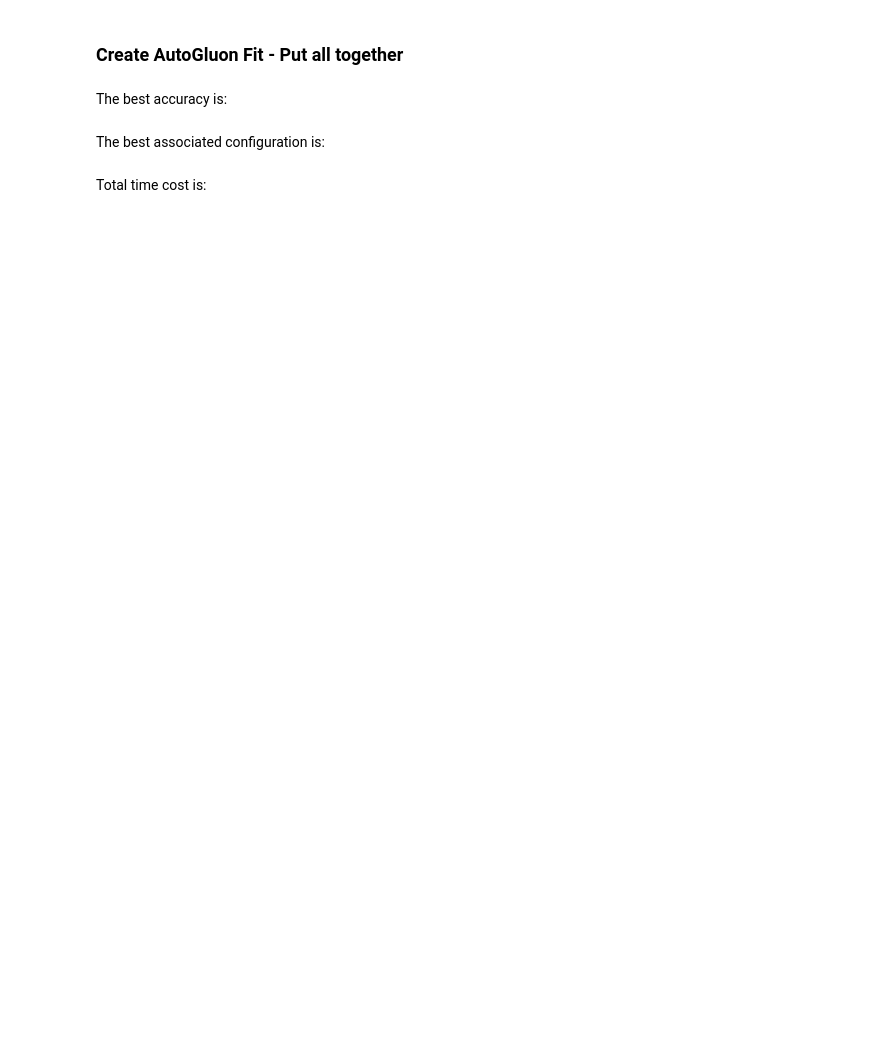
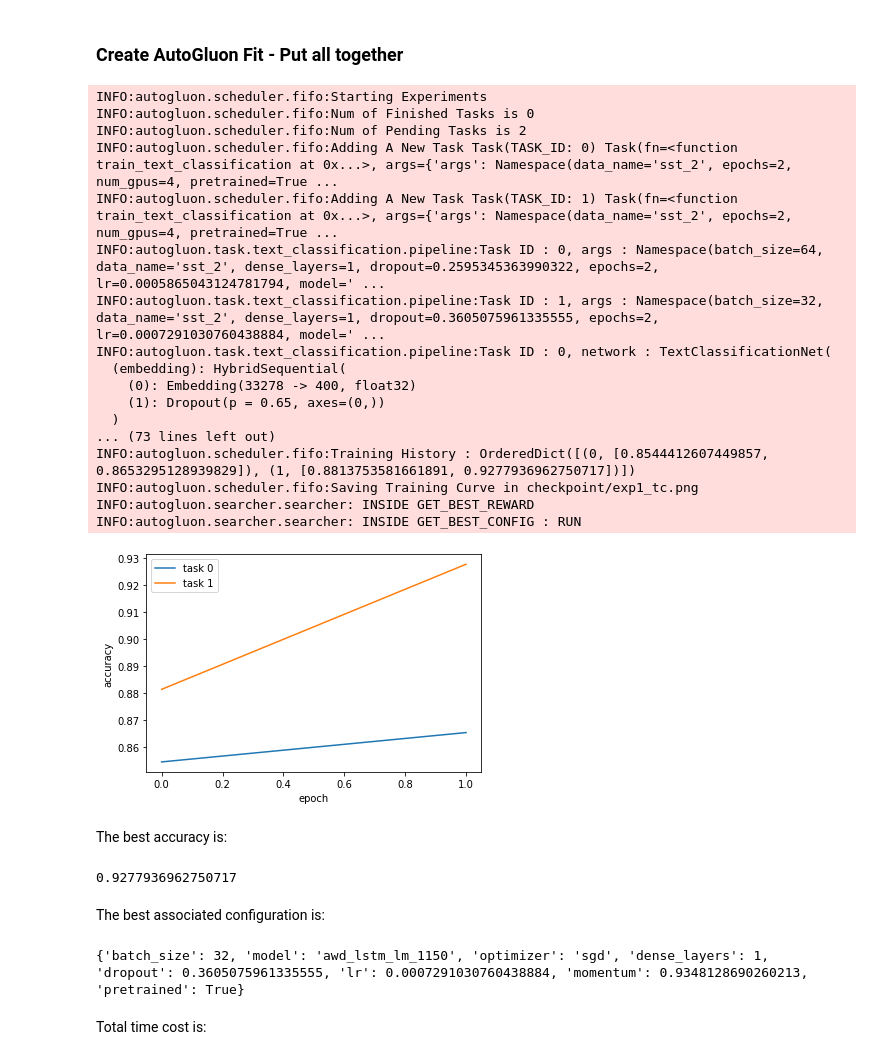
Before and after one commit to autogluon/autogluon, a Jupyter notebook: tutorials/autogluon_nlp_demo_sst_2.ipynb, the cells around one changed output. Cells and saved outputs as stored; diff of their text form; code cells hidden in the pictures; blank space fills up the shorter version.

```diff
--- a/tutorials/autogluon_nlp_demo_sst_2.ipynb
+++ b/tutorials/autogluon_nlp_demo_sst_2.ipynb
@@ -127,0 +148,7 @@ print(nets)
+# %%
+nets = ag.Nets([
+    task.get_model('standard_lstm_lm_200', **{'classification_layers': ag.space.Linear('dense', lower=1, upper=2)}),
+    task.get_model('awd_lstm_lm_1150', **{'classification_layers': ag.space.Linear('dense', lower=1, upper=2)})
+])
+
+print(nets)
@@ -143,0 +173,4 @@ print(optimizers)
+# %%
+optimizers = ag.Optimizers(['sgd', 'ftml'])
+
+print(optimizers)
@@ -146,29 +188,52 @@ print(optimizers)
 # %%
 stop_criterion = {
     'time_limits': 1*60*60,
     'max_metric': 0.80,
-    'max_trial_count': 5
+    'max_trial_count': 2
 }
 
 resources_per_trial = {
     'max_num_gpus': 4,
     'max_num_cpus': 4,
-    'max_training_epochs': 5
+    'max_training_epochs': 2
 }
 
 results = task.fit(dataset,
                    nets,
                    optimizers,
                    stop_criterion=stop_criterion,
                    resources_per_trial=resources_per_trial)
+# %% [output]
+INFO:autogluon.scheduler.fifo:Starting Experiments
+INFO:autogluon.scheduler.fifo:Num of Finished Tasks is 0
+INFO:autogluon.scheduler.fifo:Num of Pending Tasks is 2
+INFO:autogluon.scheduler.fifo:Adding A New Task Task(TASK_ID: 0) Task(fn=<function train_text_classification at 0x...>, args={'args': Namespace(data_name='sst_2', epochs=2, num_gpus=4, pretrained=True ...
+INFO:autogluon.scheduler.fifo:Adding A New Task Task(TASK_ID: 1) Task(fn=<function train_text_classification at 0x...>, args={'args': Namespace(data_name='sst_2', epochs=2, num_gpus=4, pretrained=True ...
+INFO:autogluon.task.text_classification.pipeline:Task ID : 0, args : Namespace(batch_size=64, data_name='sst_2', dense_layers=1, dropout=0.2595345363990322, epochs=2, lr=0.0005865043124781794, model=' ...
+INFO:autogluon.task.text_classification.pipeline:Task ID : 1, args : Namespace(batch_size=32, data_name='sst_2', dense_layers=1, dropout=0.3605075961335555, epochs=2, lr=0.0007291030760438884, model=' ...
+INFO:autogluon.task.text_classification.pipeline:Task ID : 0, network : TextClassificationNet(
+  (embedding): HybridSequential(
+    (0): Embedding(33278 -> 400, float32)
+    (1): Dropout(p = 0.65, axes=(0,))
+  )
+... (73 lines left out)
+INFO:autogluon.scheduler.fifo:Training History : OrderedDict([(0, [0.8544412607449857, 0.8653295128939829]), (1, [0.8813753581661891, 0.9277936962750717])])
+INFO:autogluon.scheduler.fifo:Saving Training Curve in checkpoint/exp1_tc.png
+INFO:autogluon.searcher.searcher: INSIDE GET_BEST_REWARD
+INFO:autogluon.searcher.searcher: INSIDE GET_BEST_CONFIG : RUN
+[figure, added]
 # %% [markdown]
 The best accuracy is:
 # %%
-print(results.val_accuracy)
+print(results.metric)
+# %% [output]
+0.9277936962750717
 # %% [markdown]
 The best associated configuration is:
 # %%
 print(results.config)
+# %% [output]
+{'batch_size': 32, 'model': 'awd_lstm_lm_1150', 'optimizer': 'sgd', 'dense_layers': 1, 'dropout': 0.3605075961335555, 'lr': 0.0007291030760438884, 'momentum': 0.9348128690260213, 'pretrained': True}
 # %% [markdown]
 Total time cost is:
 # %%
```
Also changed, not shown: parts of 14 cells of this notebook.
